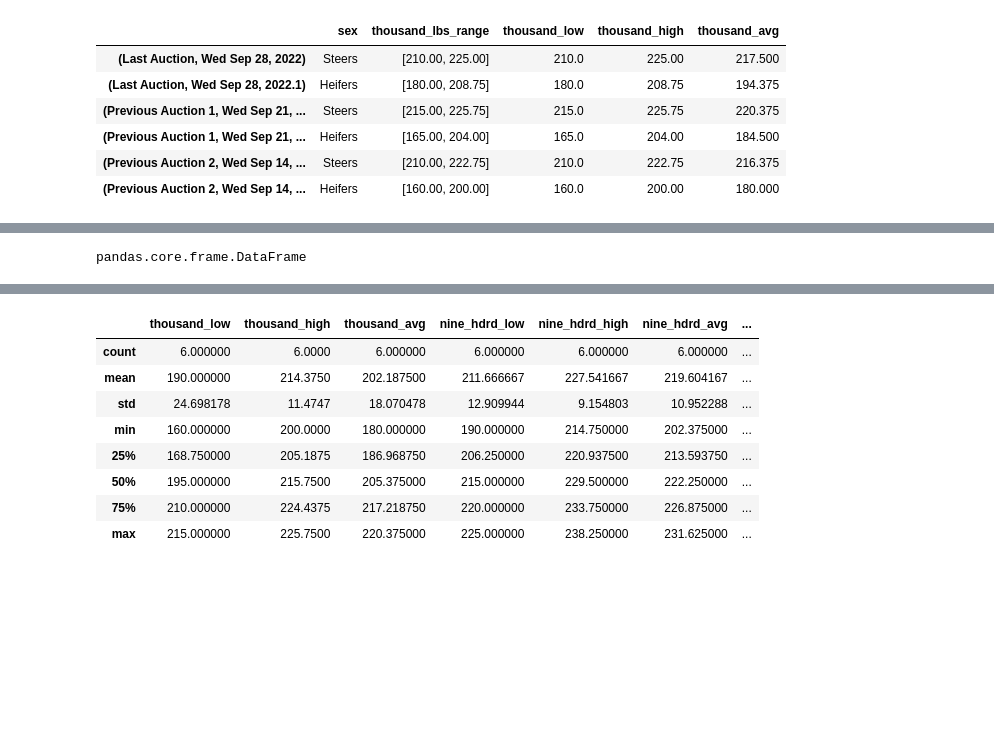
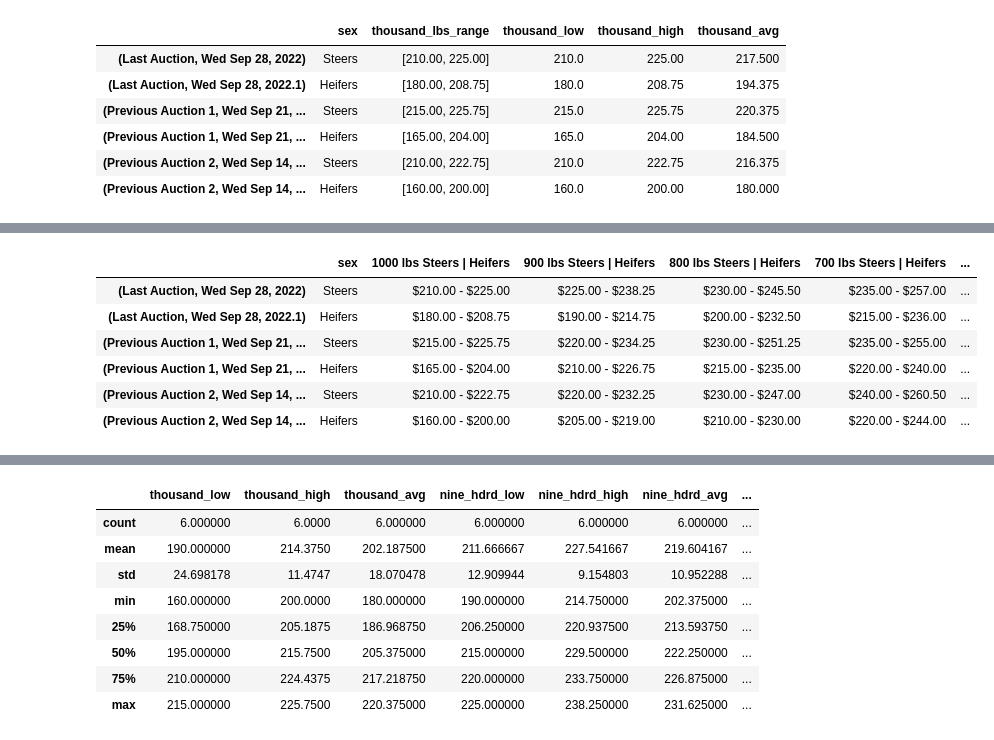
Before and after one commit to tarrencen/rice_farms, a Jupyter notebook: auction_prices.ipynb, the cells around one changed output, grey strips where cells are left out. Saved outputs shown, nothing was run; the diff lists cells and outputs as text; code cells hidden in the pictures; blank space fills up the shorter version.

```diff
--- a/auction_prices.ipynb
+++ b/auction_prices.ipynb
@@ -159,11 +159,28 @@ westlock_table
 |  | Thu Sep 22, 2022.1 | 2270 | Slaughter Cattle | $95.00 - $114.00 | $80.00 - $93.00 | $80.00 - $91.00 | $69.00 - $79.00 | $118.00 - $161.00 | $115.00 - $148.00 | $140.00 - $170.00 | Replacement Cattle | ... |
 | Previous Auction 2 | Thu Sep 15, 2022 | 1558 | Slaughter Cattle | $95.00 - $114.00 | $82.00 - $93.00 | $80.00 - $90.00 | $69.00 - $79.00 | $115.00 - $163.00 | $115.00 - $144.00 | $118.00 - $140.00 | Replacement Cattle | ... |
 |  | Thu Sep 15, 2022.1 | 1558 | Slaughter Cattle | $95.00 - $114.00 | $82.00 - $93.00 | $80.00 - $90.00 | $69.00 - $79.00 | $115.00 - $163.00 | $115.00 - $144.00 | $118.00 - $140.00 | Replacement Cattle | ... |
-# %%
-ponoka_table = get_vjv_data(vjv_ponoka_url)
-type(ponoka_table[:1])
-# %% [output]
-pandas.core.frame.DataFrame
+# %%
+ponoka_table = get_vjv_data(vjv_ponoka_url)
+ponoka_table = ponoka_table.loc[:, 16:24]
+len(list(ponoka_table[:1].values))
+ponoka_table.index = ponoka_table.index.to_flat_index()
+#print(ponoka_table[:1].values)
+#print(type(ponoka_table[:1].values))
+ponoka_cols = str(ponoka_table[:1])
+ponoka_cols
+regexp = r'\d{3,4}\s\w{3}\s\w{6}\s\W\s\w{7}'
+ponoka_cols = re.findall(regexp, ponoka_cols)
+ponoka_cols.insert(0, 'sex')
+ponoka_table.columns = ponoka_cols
+ponoka_table[1:]
+# %% [output]
+|  | sex | 1000 lbs Steers | Heifers | 900 lbs Steers | Heifers | 800 lbs Steers | Heifers | 700 lbs Steers | Heifers | ... |
+| (Last Auction, Wed Sep 28, 2022) | Steers | $210.00 - $225.00 | $225.00 - $238.25 | $230.00 - $245.50 | $235.00 - $257.00 | ... |
+| (Last Auction, Wed Sep 28, 2022.1) | Heifers | $180.00 - $208.75 | $190.00 - $214.75 | $200.00 - $232.50 | $215.00 - $236.00 | ... |
+| (Previous Auction 1, Wed Sep 21, ... | Steers | $215.00 - $225.75 | $220.00 - $234.25 | $230.00 - $251.25 | $235.00 - $255.00 | ... |
+| (Previous Auction 1, Wed Sep 21, ... | Heifers | $165.00 - $204.00 | $210.00 - $226.75 | $215.00 - $235.00 | $220.00 - $240.00 | ... |
+| (Previous Auction 2, Wed Sep 14, ... | Steers | $210.00 - $222.75 | $220.00 - $232.25 | $230.00 - $247.00 | $240.00 - $260.50 | ... |
+| (Previous Auction 2, Wed Sep 14, ... | Heifers | $160.00 - $200.00 | $205.00 - $219.00 | $210.00 - $230.00 | $220.00 - $244.00 | ... |
 # %%
 def clean_vjv_table(df):
     '''
```
Also changed, not shown: parts of 6 cells of this notebook.
